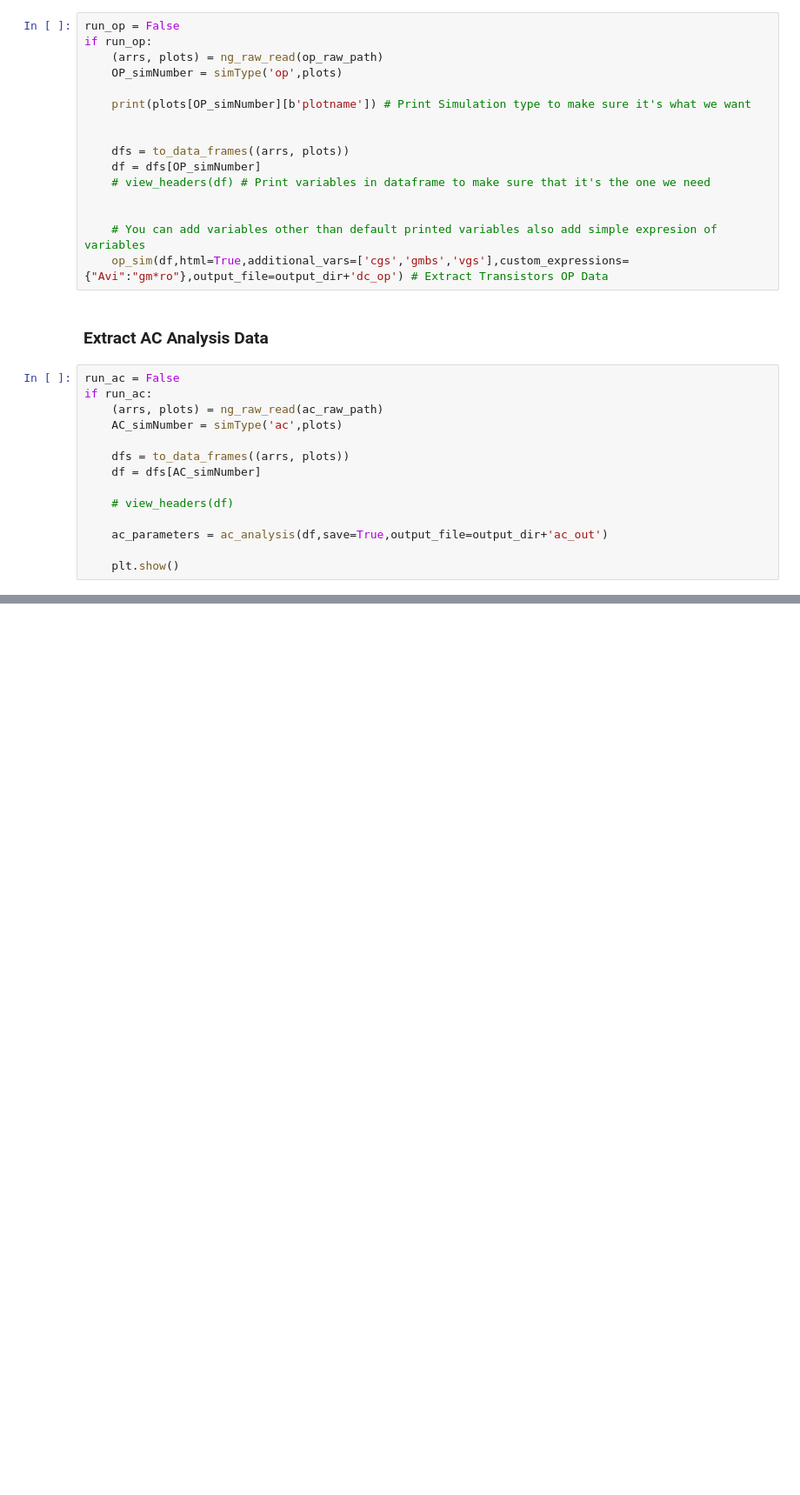
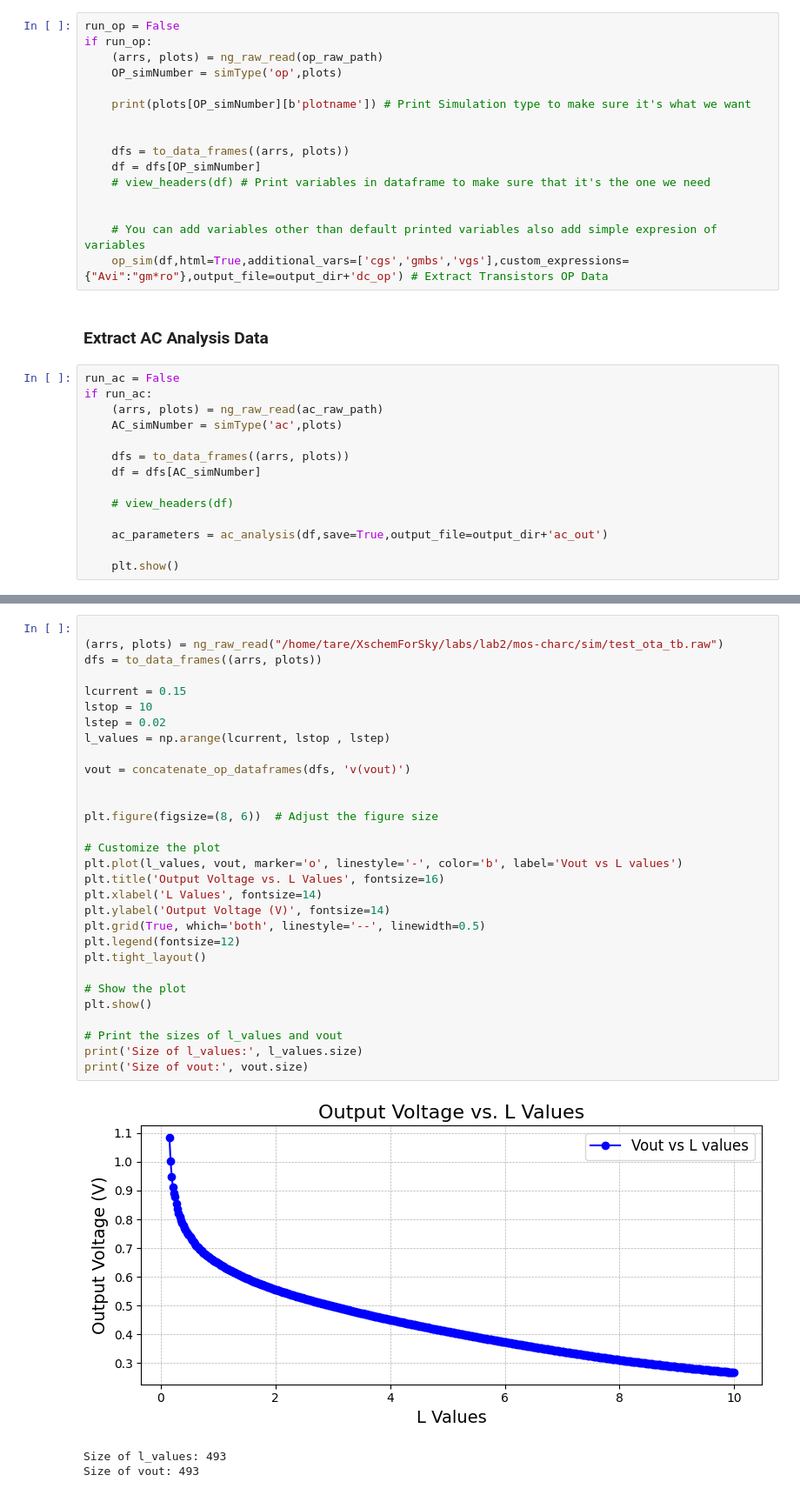
Before and after one commit to abdelrahmanali15/CircuitCruncher, a Jupyter notebook: post_analysis_notebook.ipynb, the cells around one changed output, grey strips where cells are left out. Shown: that part at 87% size. Cells and saved outputs as stored; diff of their text form; blank space fills up the shorter version.

Commit message:
adding ability to get data from parameter seep

```diff
--- a/post_analysis_notebook.ipynb
+++ b/post_analysis_notebook.ipynb
@@ -216,0 +208,34 @@ print(df_joined['v(vout)'].size)
+# %%
+
+(arrs, plots) = ng_raw_read("/home/tare/XschemForSky/labs/lab2/mos-charc/sim/test_ota_tb.raw")
+dfs = to_data_frames((arrs, plots))
+
+lcurrent = 0.15
+lstop = 10
+lstep = 0.02
+l_values = np.arange(lcurrent, lstop , lstep)
+
+vout = concatenate_op_dataframes(dfs, 'v(vout)')
+
+
+plt.figure(figsize=(8, 6))  # Adjust the figure size
+
+# Customize the plot
+plt.plot(l_values, vout, marker='o', linestyle='-', color='b', label='Vout vs L values')
+plt.title('Output Voltage vs. L Values', fontsize=16)
+plt.xlabel('L Values', fontsize=14)
+plt.ylabel('Output Voltage (V)', fontsize=14)
+plt.grid(True, which='both', linestyle='--', linewidth=0.5)
+plt.legend(fontsize=12)
+plt.tight_layout()
+
+# Show the plot
+plt.show()
+
+# Print the sizes of l_values and vout
+print('Size of l_values:', l_values.size)
+print('Size of vout:', vout.size)
+# %% [output]
+[figure, added]
+Size of l_values: 493
+Size of vout: 493
```
Also changed, not shown: parts of 3 cells of this notebook, 2 other files.
